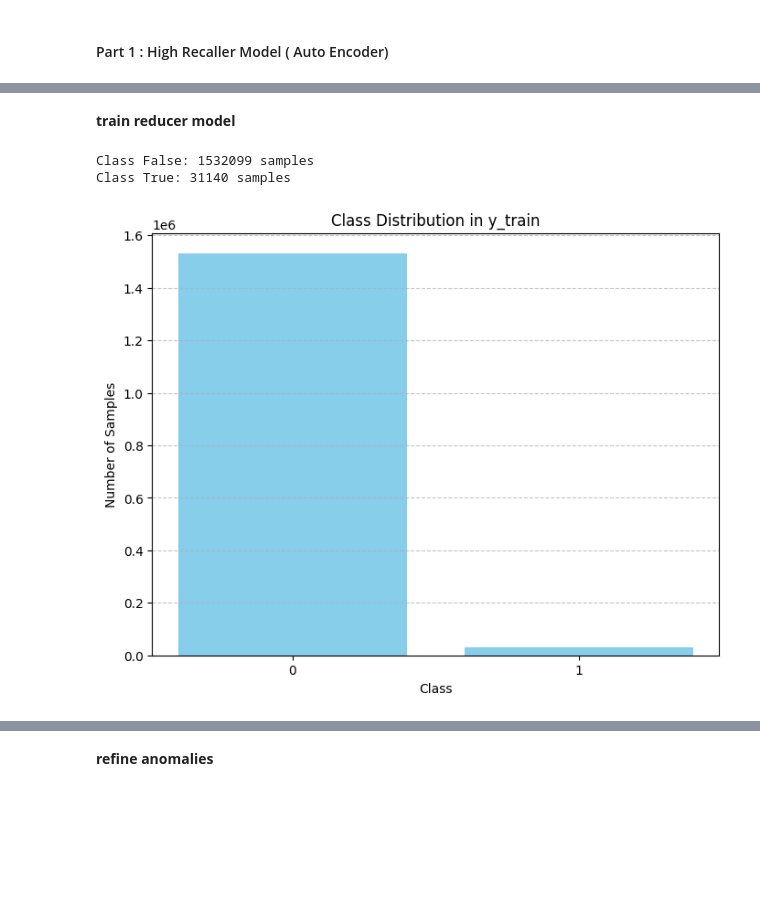
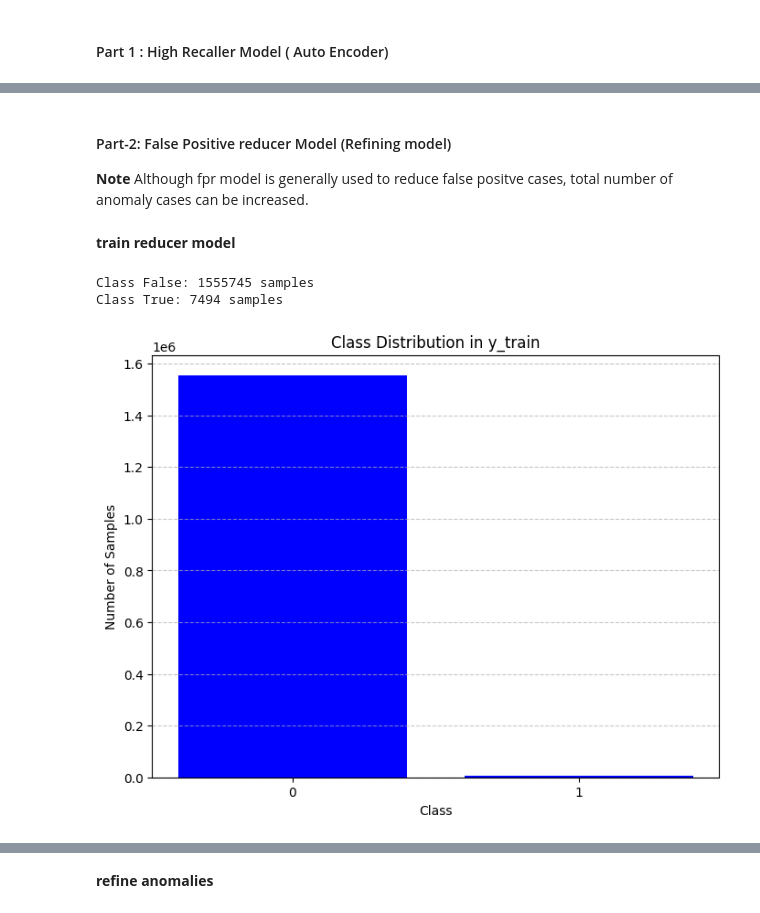
Before and after one commit to Likhon-AI/Anomaly-Detection-Credit-Transaction, a Jupyter notebook: auto_encoder.ipynb, the cells around one changed output, grey strips where cells are left out. Cells and saved outputs as stored; diff of their text form; code cells hidden in the pictures; blank space fills up the shorter version.

```diff
--- a/auto_encoder.ipynb
+++ b/auto_encoder.ipynb
@@ -249,27 +243,29 @@ Pipeline : High Recaller Model (Auto Encoder Model) --> False Positive Reducer (
 autoencoder = tf.keras.models.Sequential([
 
     # Encoding layers
-    layers.Dense(64, activation='relu', input_shape=(df.shape[1],)),
-    layers.Dense(32, activation='relu'),
-    layers.Dense(16, activation='relu'),
+    layers.Dense(128, activation='relu', input_shape=(df.shape[1],), name="first_layer"),
+    layers.Dense(64, activation='relu',name="second_layer"),
+    layers.Dense(32, activation='relu',name="third_layer"),
+    layers.Dense(8,activation="relu",name="representation_layer"),
 
     # Decoding layers
-    layers.Dense(32, activation='relu'),
-    layers.Dense(64, activation='relu'),
-    layers.Dense(df.shape[1], activation='relu')
+    layers.Dense(32, activation='relu',name="decoder_1"),
+    layers.Dense(64, activation='relu',name="decoder_2"),
+    layers.Dense(128, activation='relu',name="decoder_3"),
+    layers.Dense(df.shape[1], activation='sigmoid',name="reconstructed_input")
 ])
 # %%
 # Early stopping callback
 early_stop =keras.callbacks.EarlyStopping(
-    monitor='loss',
+    monitor='val_loss',
     min_delta=0.0001,
-    patience=10,
+    patience=7,
     verbose=1,
     mode='min',
 )
 
-checkpoint = keras.callbacks.ModelCheckpoint("best_model.h5",
-                             monitor='loss',
+checkpoint = keras.callbacks.ModelCheckpoint("best_ae_model.h5",
+                             monitor='val_loss',
                              save_best_only=True,
                              mode='min',
                              save_weights_only=False)
@@ -298,9 +294,10 @@ Non-trainable params: 0 (0.00 Byte)
 _________________________________________________________________
 # %%
 history = autoencoder.fit(
-    df, df,
+    df_train, df_train,
+    validation_data=(df_val,df_val),
     shuffle=True,
-    epochs=20,
+    epochs=30,
     batch_size=64,
     callbacks=[early_stop,checkpoint],
    verbose=2
@@ -331,12 +442,12 @@ Epoch 19: early stopping
 # %%
-# reconstruction
-reconstructed_data = autoencoder.predict(df)
-# reconstruction error
-mse = np.mean(np.square(df - reconstructed_data), axis=1)
-
-# threshold
-threshold = np.percentile(mse, 98)
-
+# Define a range of threshold values to try
+min_mse=np.min(mse)
+mean_mse=np.mean(mse)
+std_mse=np.std(mse)
+max_mse=np.max(mse)
+print(min_mse,mean_mse,std_mse,max_mse)
+threshold=mean_mse+(2*std_mse)
+print(threshold)
 # Identify anomalies
 anomaly_mask_ae = (mse > threshold)
 # Print number of anomalies
@@ -398,3 +578,7 @@ plt.show()
+# %% [markdown]
+#### Part-2: False Positive reducer Model (Refining model)
+
+**Note** Although fpr model is generally used to reduce false positve cases, total number of anomaly cases can be increased.
 # %% [markdown]
 **train reducer model**
 # %%
@@ -403,19 +587,19 @@ X_train, X_test, y_train, y_test = train_test_split(df, anomaly_mask_ae, test_si
 # %%
 unique_classes, class_counts = np.unique(y_train, return_counts=True)
 # Print class distribution
 for cls, count in zip(unique_classes, class_counts):
     print(f"Class {cls}: {count} samples")
 
 # Plot class distribution
 plt.figure(figsize=(8, 6))
-plt.bar(unique_classes, class_counts, color='skyblue')
+plt.bar(unique_classes, class_counts, color='blue')
 plt.xlabel('Class')
 plt.ylabel('Number of Samples')
 plt.title('Class Distribution in y_train')
 plt.xticks(unique_classes)
 plt.grid(axis='y', linestyle='--', alpha=0.7)
 plt.show()
 # %% [output]
-Class False: 1532099 samples
-Class True: 31140 samples
+Class False: 1555745 samples
+Class True: 7494 samples
-[figure, old version]
+[figure, new version]
```
Also changed, not shown: parts of 73 cells of this notebook, 2 other files.
